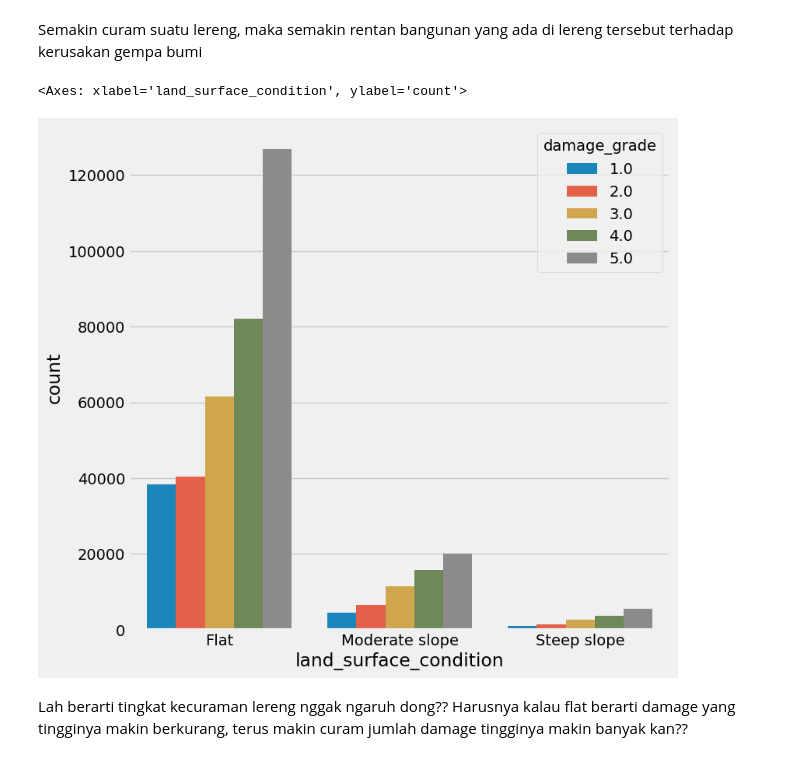
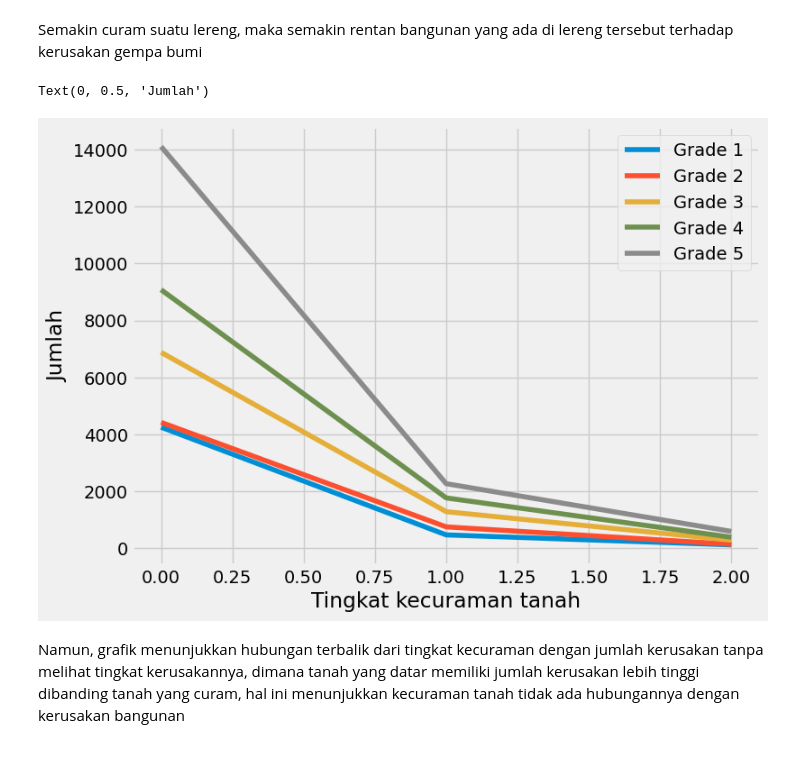
Before and after one commit to damahindra/Earthquake-Damage-Grade-Analysis-and-Prediction, a Jupyter notebook: Workspace-Firhan/ws-fir.ipynb, the cells around one changed output. Drawn from its saved outputs; the diff is of its cells as text; code cells hidden in the pictures.

```diff
--- a/Workspace-Firhan/ws-fir.ipynb
+++ b/Workspace-Firhan/ws-fir.ipynb
@@ -334,5 +345,5 @@ Kemudian, kita melakukan pembersihan pada setiap types_x. Dikarenakan memiliki n
 # %%
-def types_cleaner(df_column) :
+def types_of_foundation_cleaner(df_column) :
     import re
     list_type_of_foundation = df_column.tolist()
     list_type_of_foundation
@@ -368,14 +379,4 @@ def types_cleaner(df_column) :
 
     return cleaned, max_len
 
-def type_col_transformer(df, list_of_col) :
-    for col in list_of_col :
-        new_col_values, new_col_length = types_cleaner(df[col])
-        df[col] = new_col_values
-        new_col_list = [f'{col}_{x}' for x in range (1,new_col_length+1,1)]
-        df[new_col_list] = df[col].apply(lambda x : pd.Series(x))
-        df = df.drop(col, axis=1)
-    return df
-
 df_dropped_na_feature_split = df_dropped_na.copy()
-df_dropped_na_feature_split = type_col_transformer(df_dropped_na_feature_split,['type_of_foundation','type_of_roof','type_of_ground_floor','type_of_other_floor'])
@@ -427,15 +417,8 @@ array(['Moderate slope', 'Flat', 'Steep slope'], dtype=object)
+# %%
+df_dropped_na_feature_split = df_dropped_na_feature_split.replace({'land_surface_condition' : {'Flat' : 0, 'Moderate slope' : 1, 'Steep slope' : 2}})
 # %% [markdown]
 Dilansir dari jurnal berikut :
 # %% [markdown]
 Dangi, S.K. and Akhtar, S. (2019) Seismic Analysis of a RC building on sloping ground with shear wall at ... AIP Publishing. Available at: https://aip.scitation.org/doi/pdf/10.1063/1.5127154 (Accessed: April 12, 2023).
 # %% [markdown]
 Semakin curam suatu lereng, maka semakin rentan bangunan yang ada di lereng tersebut terhadap kerusakan gempa bumi
-# %%
-plt.figure(figsize=(8,8))
-temp_df = df[['land_surface_condition', 'damage_grade']]
-sns.countplot(x=temp_df['land_surface_condition'], hue=temp_df['damage_grade'])
-# %% [output]
-<Axes: xlabel='land_surface_condition', ylabel='count'>
-[figure, removed]
-# %% [markdown]
-Lah berarti tingkat kecuraman lereng nggak ngaruh dong?? Harusnya kalau flat berarti damage yang tingginya makin berkurang, terus makin curam jumlah damage tingginya makin banyak kan??
@@ -441,0 +429,24 @@ Lah berarti tingkat kecuraman lereng nggak ngaruh dong?? Harusnya kalau flat ber
+# %%
+land_df = pd.concat([
+    pd.Series(df_dropped_na_feature_split[(df_dropped_na_feature_split['damage_grade']==1.0)][['land_surface_condition']].value_counts()),
+    pd.Series(df_dropped_na_feature_split[(df_dropped_na_feature_split['damage_grade']==2.0)][['land_surface_condition']].value_counts()),
+    pd.Series(df_dropped_na_feature_split[(df_dropped_na_feature_split['damage_grade']==3.0)][['land_surface_condition']].value_counts()),
+    pd.Series(df_dropped_na_feature_split[(df_dropped_na_feature_split['damage_grade']==4.0)][['land_surface_condition']].value_counts()),
+    pd.Series(df_dropped_na_feature_split[(df_dropped_na_feature_split['damage_grade']==5.0)][['land_surface_condition']].value_counts())
+    ], axis=1)
+land_df = land_df.reset_index()
+# %%
+plt.figure(figsize=(8,6))
+sns.lineplot(x = land_df.index, y = land_df[0], markers=True, dashes=False, label='Grade 1')
+sns.lineplot(x = land_df.index, y = land_df[1], markers=True, dashes=False, label='Grade 2')
+sns.lineplot(x = land_df.index, y = land_df[2], markers=True, dashes=False, label='Grade 3')
+sns.lineplot(x = land_df.index, y = land_df[3], markers=True, dashes=False, label='Grade 4')
+sns.lineplot(x = land_df.index, y = land_df[4], markers=True, dashes=False, label='Grade 5')
+plt.legend()
+plt.xlabel('Tingkat kecuraman tanah')
+plt.ylabel('Jumlah')
+# %% [output]
+Text(0, 0.5, 'Jumlah')
+[figure, added]
+# %% [markdown]
+Namun, grafik menunjukkan hubungan terbalik dari tingkat kecuraman dengan jumlah kerusakan tanpa melihat tingkat kerusakannya, dimana tanah yang datar memiliki jumlah kerusakan lebih tinggi dibanding tanah yang curam, hal ini menunjukkan kecuraman tanah tidak ada hubungannya dengan kerusakan bangunan
```
Also changed, not shown: parts of 13 cells of this notebook, 1 other file.
